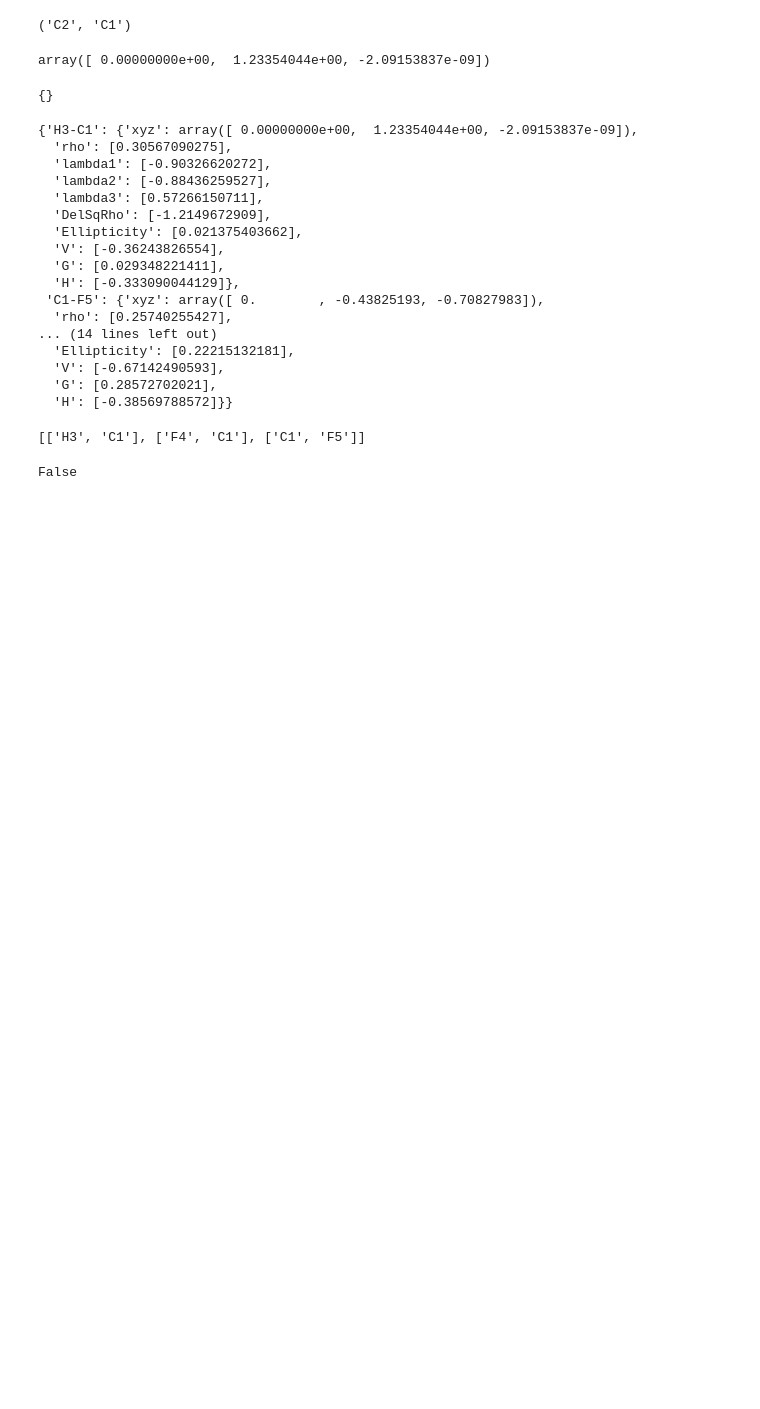
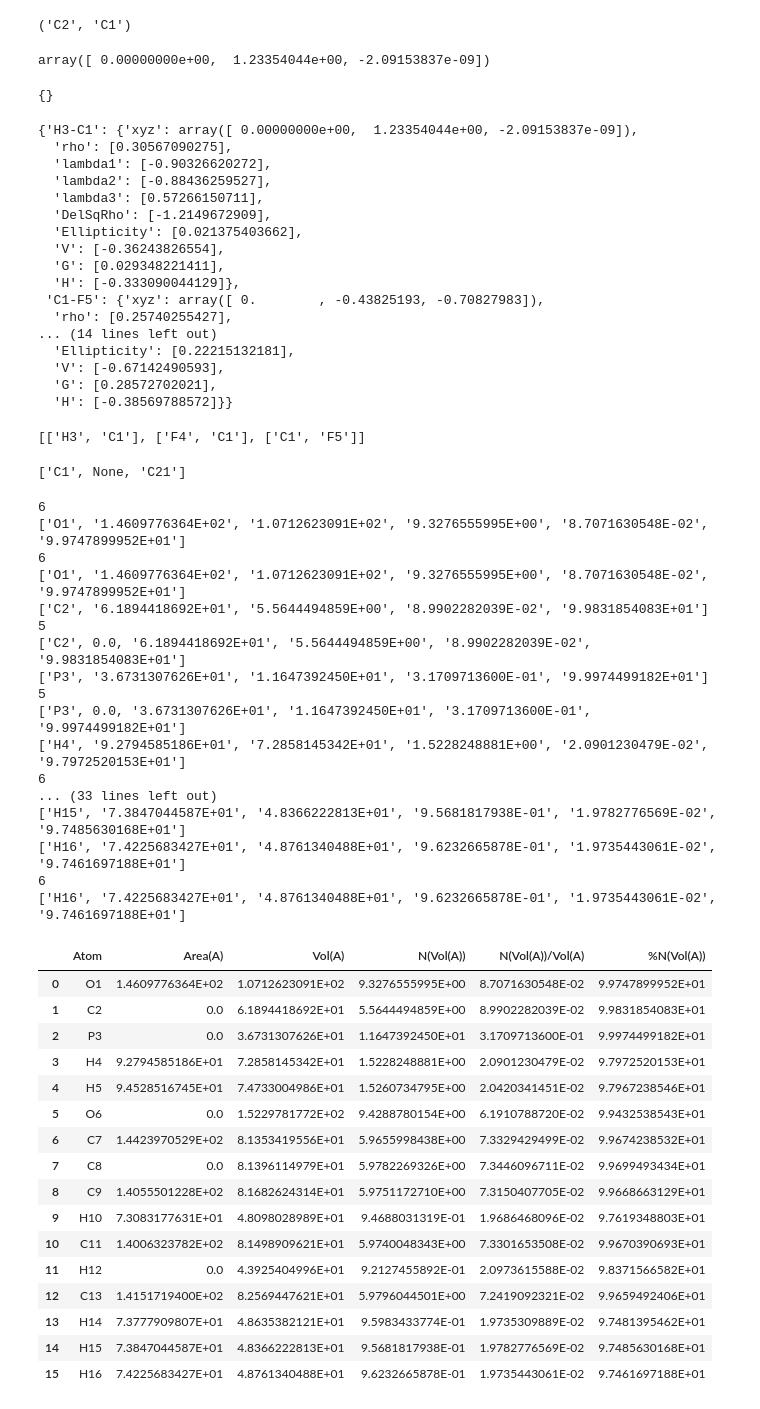
Before and after one commit to kmlefran/subproptools, a Jupyter notebook: Development Notebooks/testingBenzeneSubstrate.ipynb, the cells around one changed output. Cells and saved outputs as stored; diff of their text form; code cells hidden in the pictures; blank space fills up the shorter version.

Commit message:
Fixed Vol Table

```diff
--- a/Development Notebooks/testingBenzeneSubstrate.ipynb
+++ b/Development Notebooks/testingBenzeneSubstrate.ipynb
@@ -56,7 +74,50 @@ sr._find_bcp_match(data,atomDict[attachedAtom]['xyz'],negXAtomLabel,attachedAtom
 qt._find_connected(data,negXAtomLabel,attachedAtom)
 # %% [output]
 [['H3', 'C1'], ['F4', 'C1'], ['C1', 'F5']]
-# %%
-'C2' in ['C1', 'C21']
-# %% [output]
-False
+# %%
+test = ['C1', 'C21']
+test.insert(1,None)
+test
+# %% [output]
+['C1', None, 'C21']
+# %%
+sumFile = open('SubC6H5_OPH2O-ReorPosY-B3LYP-def2-TZVPPD-Field'+".sum","r")
+data = sumFile.readlines()
+sumFile.close()
+# %%
+qt._get_table(data,'Area(A)           Vol(A)          N(Vol(A))      N(Vol(A))/Vol(A)     %N(Vol(A))',ignored=1)
+# %% [output]
+6
+['O1', '1.4609776364E+02', '1.0712623091E+02', '9.3276555995E+00', '8.7071630548E-02', '9.9747899952E+01']
+6
+['O1', '1.4609776364E+02', '1.0712623091E+02', '9.3276555995E+00', '8.7071630548E-02', '9.9747899952E+01']
+['C2', '6.1894418692E+01', '5.5644494859E+00', '8.9902282039E-02', '9.9831854083E+01']
+5
+['C2', 0.0, '6.1894418692E+01', '5.5644494859E+00', '8.9902282039E-02', '9.9831854083E+01']
+['P3', '3.6731307626E+01', '1.1647392450E+01', '3.1709713600E-01', '9.9974499182E+01']
+5
+['P3', 0.0, '3.6731307626E+01', '1.1647392450E+01', '3.1709713600E-01', '9.9974499182E+01']
+['H4', '9.2794585186E+01', '7.2858145342E+01', '1.5228248881E+00', '2.0901230479E-02', '9.7972520153E+01']
+6
+... (33 lines left out)
+['H15', '7.3847044587E+01', '4.8366222813E+01', '9.5681817938E-01', '1.9782776569E-02', '9.7485630168E+01']
+['H16', '7.4225683427E+01', '4.8761340488E+01', '9.6232665878E-01', '1.9735443061E-02', '9.7461697188E+01']
+6
+['H16', '7.4225683427E+01', '4.8761340488E+01', '9.6232665878E-01', '1.9735443061E-02', '9.7461697188E+01']
+|  | Atom | Area(A) | Vol(A) | N(Vol(A)) | N(Vol(A))/Vol(A) | %N(Vol(A)) |
+| 0 | O1 | 1.4609776364E+02 | 1.0712623091E+02 | 9.3276555995E+00 | 8.7071630548E-02 | 9.9747899952E+01 |
+| 1 | C2 | 0.0 | 6.1894418692E+01 | 5.5644494859E+00 | 8.9902282039E-02 | 9.9831854083E+01 |
+| 2 | P3 | 0.0 | 3.6731307626E+01 | 1.1647392450E+01 | 3.1709713600E-01 | 9.9974499182E+01 |
+| 3 | H4 | 9.2794585186E+01 | 7.2858145342E+01 | 1.5228248881E+00 | 2.0901230479E-02 | 9.7972520153E+01 |
+| 4 | H5 | 9.4528516745E+01 | 7.4733004986E+01 | 1.5260734795E+00 | 2.0420341451E-02 | 9.7967238546E+01 |
+| 5 | O6 | 0.0 | 1.5229781772E+02 | 9.4288780154E+00 | 6.1910788720E-02 | 9.9432538543E+01 |
+| 6 | C7 | 1.4423970529E+02 | 8.1353419556E+01 | 5.9655998438E+00 | 7.3329429499E-02 | 9.9674238532E+01 |
+| 7 | C8 | 0.0 | 8.1396114979E+01 | 5.9782269326E+00 | 7.3446096711E-02 | 9.9699493434E+01 |
+| 8 | C9 | 1.4055501228E+02 | 8.1682624314E+01 | 5.9751172710E+00 | 7.3150407705E-02 | 9.9668663129E+01 |
+| 9 | H10 | 7.3083177631E+01 | 4.8098028989E+01 | 9.4688031319E-01 | 1.9686468096E-02 | 9.7619348803E+01 |
+| 10 | C11 | 1.4006323782E+02 | 8.1498909621E+01 | 5.9740048343E+00 | 7.3301653508E-02 | 9.9670390693E+01 |
+| 11 | H12 | 0.0 | 4.3925404996E+01 | 9.2127455892E-01 | 2.0973615588E-02 | 9.8371566582E+01 |
+| 12 | C13 | 1.4151719400E+02 | 8.2569447621E+01 | 5.9796044501E+00 | 7.2419092321E-02 | 9.9659492406E+01 |
+| 13 | H14 | 7.3777909807E+01 | 4.8635382121E+01 | 9.5983433774E-01 | 1.9735309889E-02 | 9.7481395462E+01 |
+| 14 | H15 | 7.3847044587E+01 | 4.8366222813E+01 | 9.5681817938E-01 | 1.9782776569E-02 | 9.7485630168E+01 |
+| 15 | H16 | 7.4225683427E+01 | 4.8761340488E+01 | 9.6232665878E-01 | 1.9735443061E-02 | 9.7461697188E+01 |
```
Also changed, not shown: parts of 1 cell of this notebook, 51 other files.
